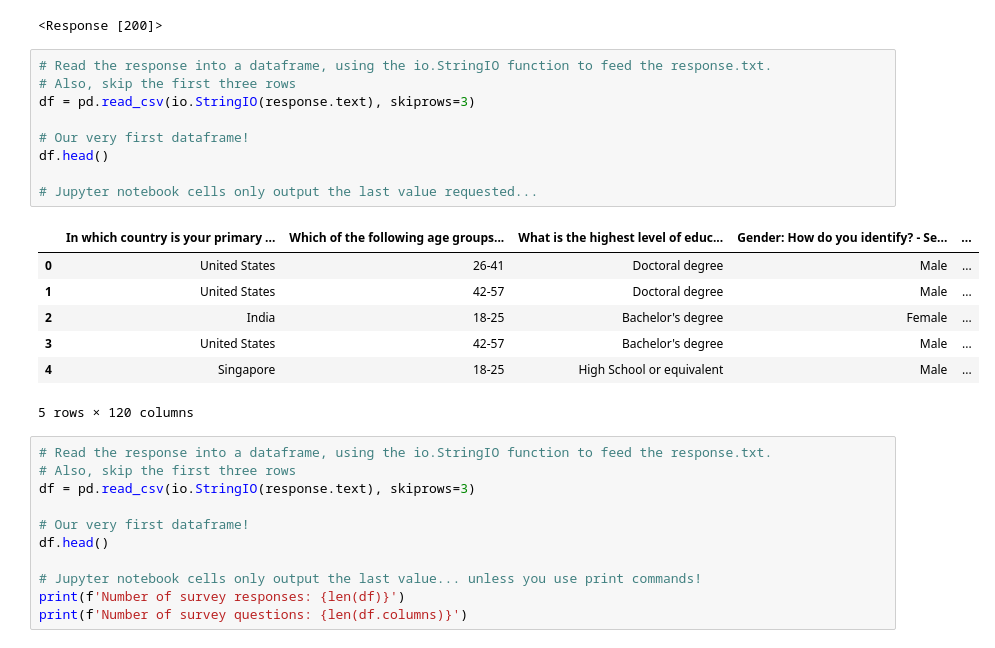
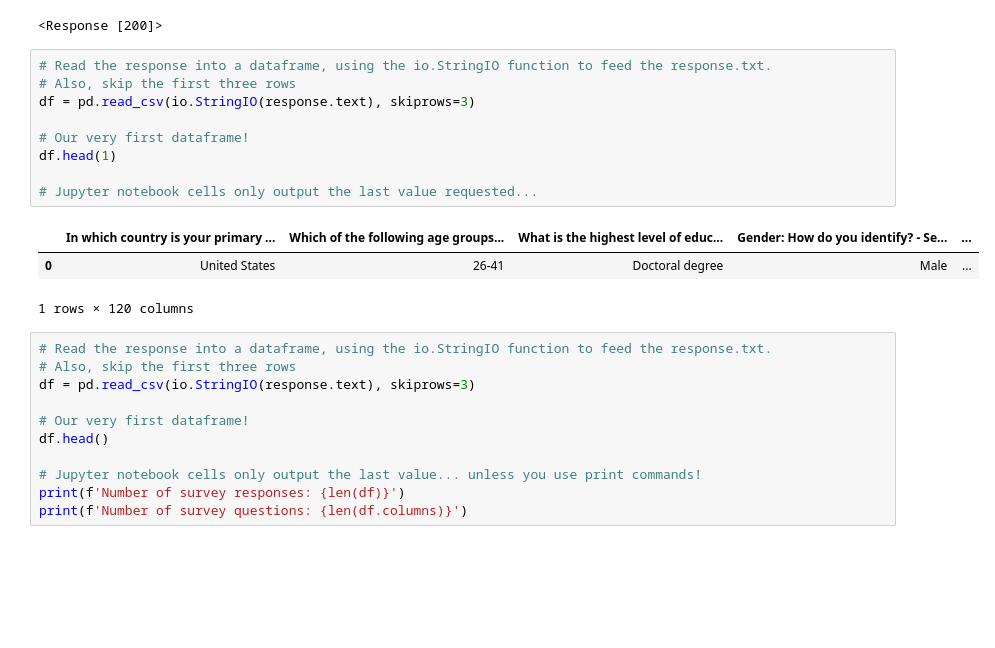
Before and after one commit to cascadet/GPHY-491-591, a Jupyter notebook: lectures/00_intro.ipynb, the cells around one changed output. Drawn from its saved outputs; the diff is of its cells as text; blank space fills up the shorter version.

```diff
--- a/lectures/00_intro.ipynb
+++ b/lectures/00_intro.ipynb
@@ -195,20 +206,16 @@ print(response)
 # %%
 # Read the response into a dataframe, using the io.StringIO function to feed the response.txt.
 # Also, skip the first three rows
 df = pd.read_csv(io.StringIO(response.text), skiprows=3)
 
 # Our very first dataframe!
-df.head()
+df.head(1)
 
 # Jupyter notebook cells only output the last value requested...
 # %% [output]
 |  | In which country is your primary ... | Which of the following age groups... | What is the highest level of educ... | Gender: How do you identify? - Se... | ... |
 | 0 | United States | 26-41 | Doctoral degree | Male | ... |
-| 1 | United States | 42-57 | Doctoral degree | Male | ... |
-| 2 | India | 18-25 | Bachelor's degree | Female | ... |
-| 3 | United States | 42-57 | Bachelor's degree | Male | ... |
-| 4 | Singapore | 18-25 | High School or equivalent | Male | ... |
-5 rows × 120 columns
+1 rows × 120 columns
 # %%
 # Read the response into a dataframe, using the io.StringIO function to feed the response.txt.
 # Also, skip the first three rows
```
Also changed, not shown: parts of 2 cells of this notebook, 1 other file.
